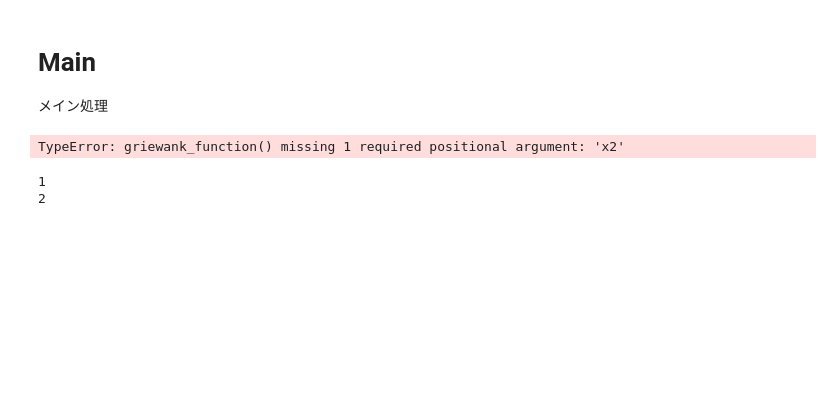
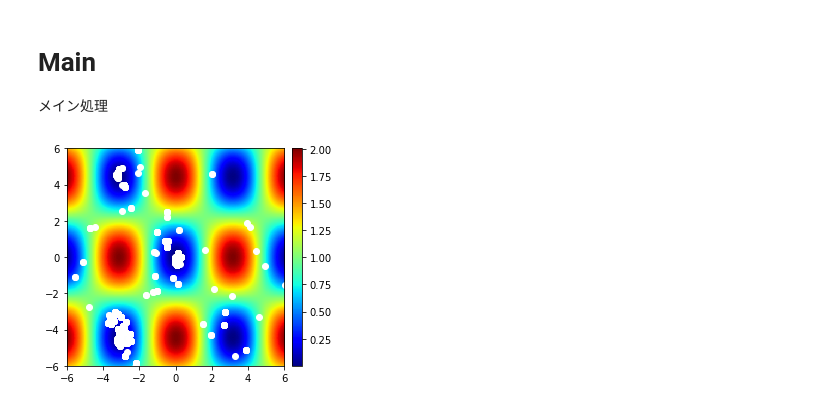
Before and after one commit to MinoriMn/DE, a Jupyter notebook: Main.ipynb, the cells around one changed output. Drawn from its saved outputs; the diff is of its cells as text; code cells hidden in the pictures; blank space fills up the shorter version.

```diff
--- a/Main.ipynb
+++ b/Main.ipynb
@@ -8,9 +10,11 @@ from DE import *
 D = 2 #入力次元数
 N = 50 #集団サイズ
 G = 200 #総世代数
+sum_g = 0 #合計世代数
 up_lim = 5.0
 lo_lim = -5.0
 func = griewank_function
 CR = 0.5
 F = 0.5
 de = DE(D, N, up_lim, lo_lim, func, CR, F)
+de.init_phase()
@@ -19,15 +21,12 @@ de.init_phase()
-# %%
-de.solution_search_phase()
-# %% [output]
-TypeError: griewank_function() missing 1 required positional argument: 'x2'
-# %%
-p = list(range(de.N))
-p.pop(0)
-p = random.sample(p, 3)
-# 突然変異個体
-x_i_dash = [de.xs[p[0]] + de.F * (de.xs[p[1]] - de.xs[p[2]])]
-print(len(x_i_dash))
-print(len(de.xs[0]))
-# %% [output]
-1
-2
+# %%
+color_map =  ColorMap(griewank_function, [-6, 6], [-6, 6] ,400, 400)
+color_map.generate_coordinate()
+# %%
+for g in tqdm(range(G)):
+    de.solution_search_phase()
+    color_map.draw_map()
+    pd_xs = pd.DataFrame(de.xs)
+    color_map.draw_points(pd_xs[0], pd_xs[1], 'white')
+sum_g = sum_g + G
+# %% [output]
+[figure, added]
```
Also changed, not shown: parts of 2 cells of this notebook, 4 other files.
